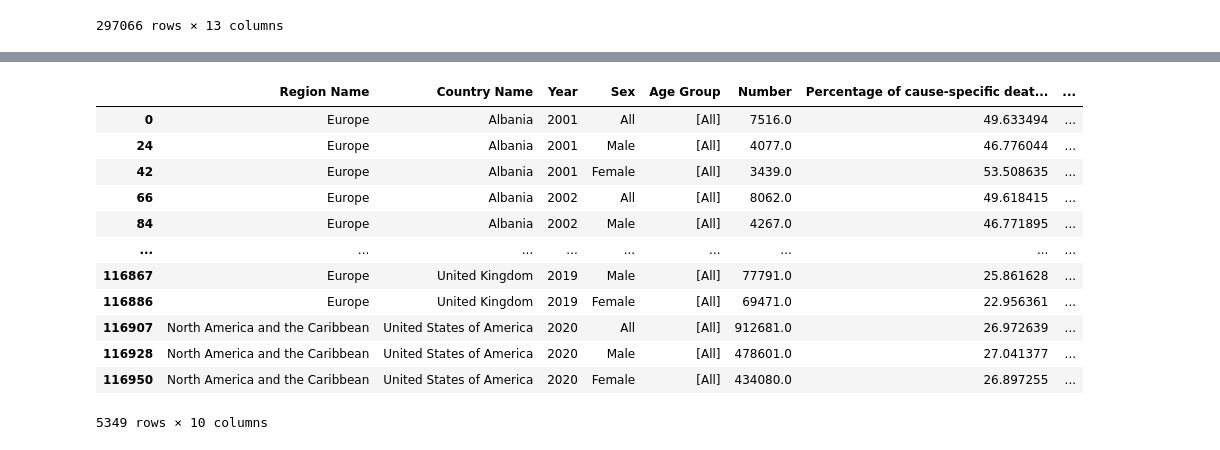
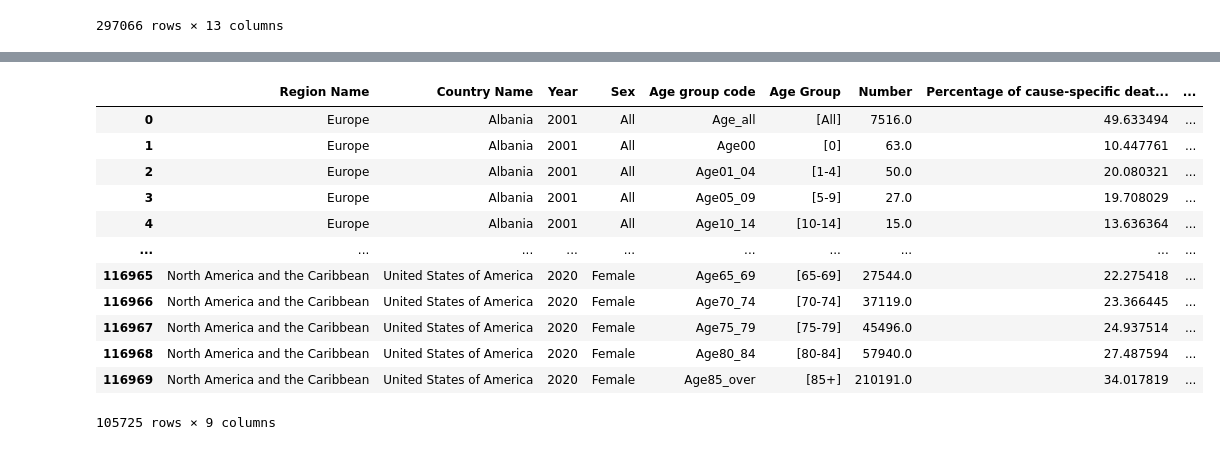
Before and after one commit to WeiJanChang/fctc_eval, a Jupyter notebook: notebook/WHO Cardiovascular Disease Mortality .ipynb, the cells around one changed output, grey strips where cells are left out. Cells and saved outputs as stored; diff of their text form; code cells hidden in the pictures.

```diff
--- a/notebook/WHO Cardiovascular Disease Mortality .ipynb
+++ b/notebook/WHO Cardiovascular Disease Mortality .ipynb
@@ -47,29 +44,28 @@ The autoreload extension is already loaded. To reload it, use:
 # %%
 import pandas as pd
-from utility import select_df
+from utility_WHO import select_df
 import numpy as np
 
-column_drop = ['Age group code', 'Country Code', 'Region Code']
+column_drop = ['Country Code', 'Region Code','Age-standardized death rate per 100 000 standard population','Unnamed: 12']
 na_header =['Number',
             'Percentage of cause-specific deaths out of total deaths',
-            'Age-standardized death rate per 100 000 standard population',
             'Death rate per 100 000 population'
            ]
 WHO_Cardiovascular_Disease_Mortality=select_df(raw_df, column_drop=column_drop, drop_na=na_header)
 WHO_Cardiovascular_Disease_Mortality
 # %% [output]
-|  | Region Name | Country Name | Year | Sex | Age Group | Number | Percentage of cause-specific deat... | ... |
-| 0 | Europe | Albania | 2001 | All | [All] | 7516.0 | 49.633494 | ... |
-| 24 | Europe | Albania | 2001 | Male | [All] | 4077.0 | 46.776044 | ... |
-| 42 | Europe | Albania | 2001 | Female | [All] | 3439.0 | 53.508635 | ... |
-| 66 | Europe | Albania | 2002 | All | [All] | 8062.0 | 49.618415 | ... |
-| 84 | Europe | Albania | 2002 | Male | [All] | 4267.0 | 46.771895 | ... |
-| ... | ... | ... | ... | ... | ... | ... | ... | ... |
-| 116867 | Europe | United Kingdom | 2019 | Male | [All] | 77791.0 | 25.861628 | ... |
-| 116886 | Europe | United Kingdom | 2019 | Female | [All] | 69471.0 | 22.956361 | ... |
-| 116907 | North America and the Caribbean | United States of America | 2020 | All | [All] | 912681.0 | 26.972639 | ... |
-| 116928 | North America and the Caribbean | United States of America | 2020 | Male | [All] | 478601.0 | 27.041377 | ... |
-| 116950 | North America and the Caribbean | United States of America | 2020 | Female | [All] | 434080.0 | 26.897255 | ... |
+|  | Region Name | Country Name | Year | Sex | Age group code | Age Group | Number | Percentage of cause-specific deat... | ... |
+| 0 | Europe | Albania | 2001 | All | Age_all | [All] | 7516.0 | 49.633494 | ... |
+| 1 | Europe | Albania | 2001 | All | Age00 | [0] | 63.0 | 10.447761 | ... |
+| 2 | Europe | Albania | 2001 | All | Age01_04 | [1-4] | 50.0 | 20.080321 | ... |
+| 3 | Europe | Albania | 2001 | All | Age05_09 | [5-9] | 27.0 | 19.708029 | ... |
+| 4 | Europe | Albania | 2001 | All | Age10_14 | [10-14] | 15.0 | 13.636364 | ... |
+| ... | ... | ... | ... | ... | ... | ... | ... | ... | ... |
+| 116965 | North America and the Caribbean | United States of America | 2020 | Female | Age65_69 | [65-69] | 27544.0 | 22.275418 | ... |
+| 116966 | North America and the Caribbean | United States of America | 2020 | Female | Age70_74 | [70-74] | 37119.0 | 23.366445 | ... |
+| 116967 | North America and the Caribbean | United States of America | 2020 | Female | Age75_79 | [75-79] | 45496.0 | 24.937514 | ... |
+| 116968 | North America and the Caribbean | United States of America | 2020 | Female | Age80_84 | [80-84] | 57940.0 | 27.487594 | ... |
+| 116969 | North America and the Caribbean | United States of America | 2020 | Female | Age85_over | [85+] | 210191.0 | 34.017819 | ... |
-5349 rows × 10 columns
+105725 rows × 9 columns
 # %%
 WHO_Cardiovascular_Disease_Mortality.to_excel('/Users/wei/UCD-MPH/MPH-Lecture:Modules/MPH Dissertation/MPH Dissertation/WHO_Cardiovascular_Disease_Mortality.xlsx', sheet_name='Mortality')
```
Also changed, not shown: parts of 1 cell of this notebook, 3 other files.
